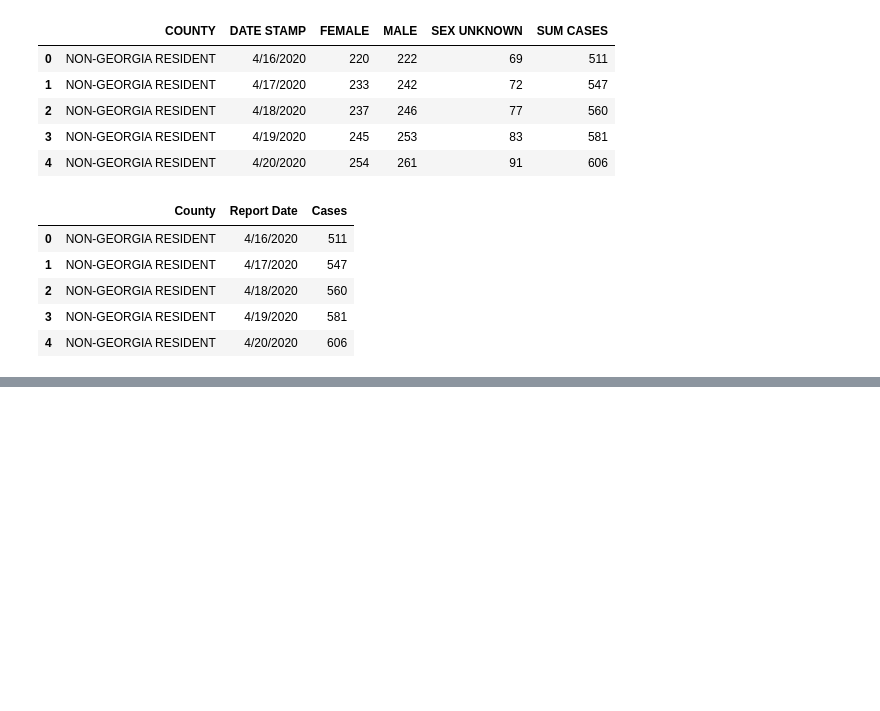
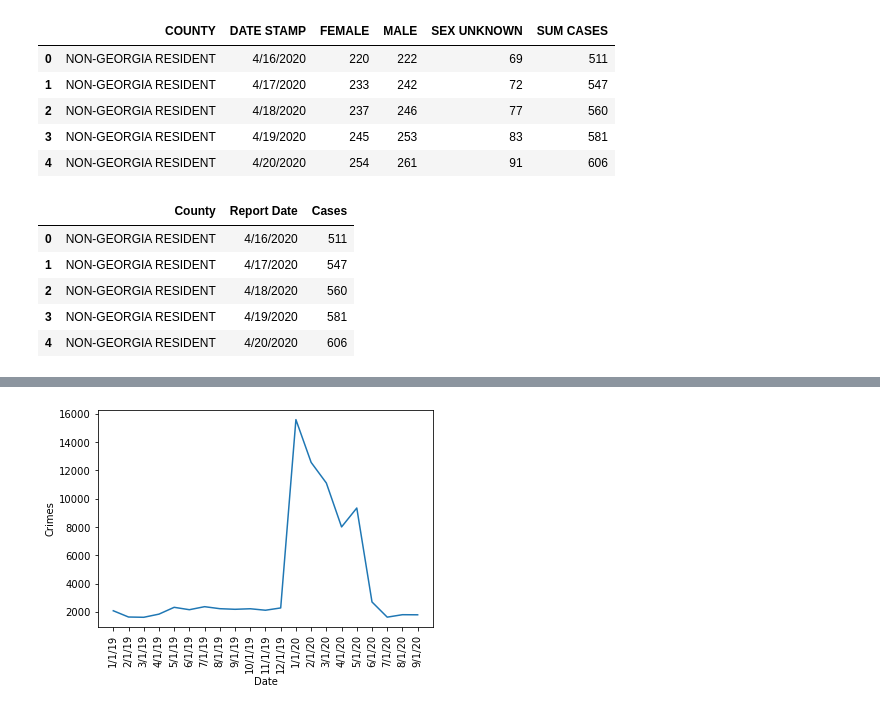
Before and after one commit to lrios215/project_1, a Jupyter notebook: Project1.ipynb, the cells around one changed output, grey strips where cells are left out. Drawn from its saved outputs; the diff is of its cells as text; code cells hidden in the pictures; blank space fills up the shorter version.

```diff
--- a/Project1.ipynb
+++ b/Project1.ipynb
@@ -12,6 +12,7 @@ Atl_2019_crime = "./Resources/2019_CrimeData_ATL.csv"
 Atl_2020_crime = "./Resources/2020_Crime_Data_ATL.csv"
 covid_data = "./Resources/Georgia_COVID-19 EDITED.csv"
 unemployment = "./Resources/GAUR.csv"
+crime_totals = "./Resources/Crime_Totals.csv"
 # %%
 crime_may2019 = pd.read_csv(Atl_2019_crime)
 crime_may2019.head()
@@ -190,0 +202,11 @@ unemployment
+# %%
+# Generate a scatter plot of date versus total crimes
+date = crime_vs_unemployment.iloc[:,0]
+crime = crime_vs_unemployment.iloc[:,2]
+plt.plot(date,crime)
+plt.xticks(date, rotation=90)
+plt.xlabel('Date')
+plt.ylabel('Crimes')
+plt.show()
+# %% [output]
+[figure, added]
```
Also changed, not shown: parts of 6 cells of this notebook, 3 other files.
